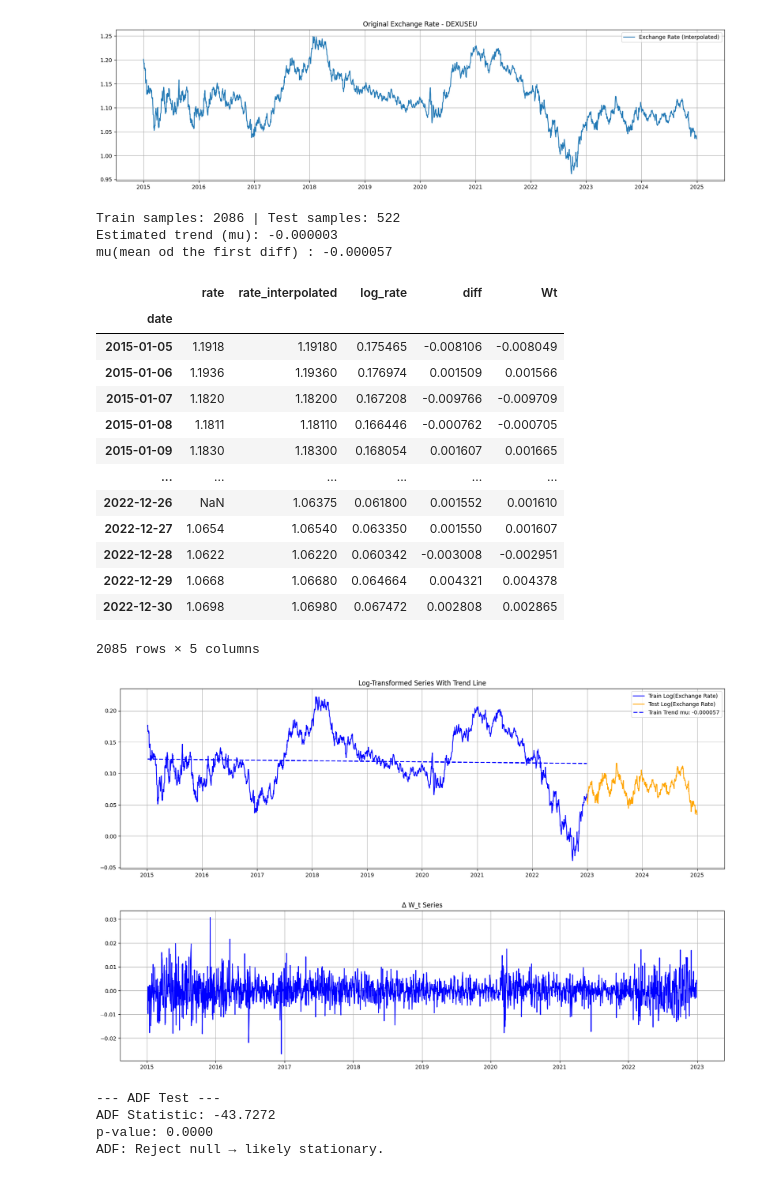
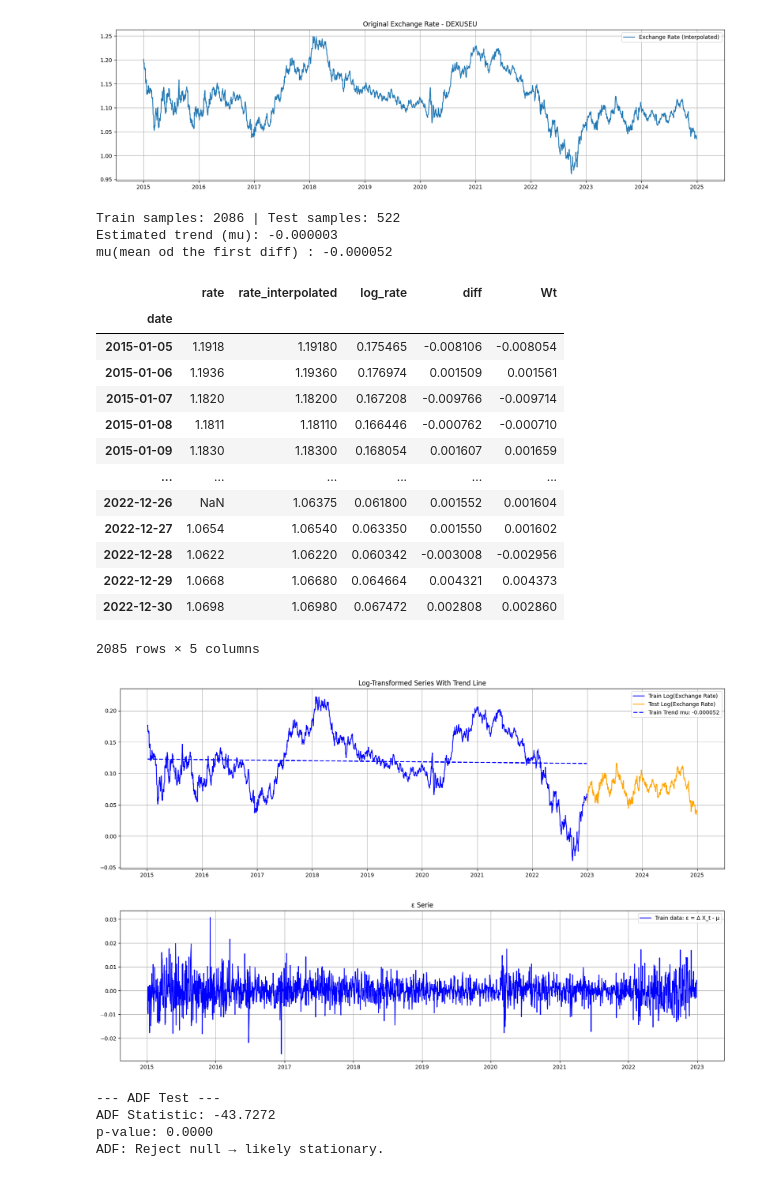
Before and after one commit to kenjihilasak/exchange-rate-forecasting, a Jupyter notebook: 2. preprocesing/prepro.ipynb, the cells around one changed output. Drawn from its saved outputs; the diff is of its cells as text; code cells hidden in the pictures.

```diff
--- a/2. preprocesing/prepro.ipynb
+++ b/2. preprocesing/prepro.ipynb
@@ -261,7 +261,7 @@ train_df = difference_series(train_df, col='log_rate')
 
 # estimate trend (mu)
 mu_train, intercept_train, t_train, trend_line_train = estimate_trend(train_df)
-mu_train = df['log_rate'].diff().mean()  # Using mu = mean of the first difference
+mu_train = train_df['log_rate'].diff().mean()  # Using mu = mean of the first difference
 print(f"mu(mean od the first diff) : {mu_train:.6f}")
 train_df = compute_Wt(train_df, mu_train) # diff() - mu
 
@@ -269,20 +269,20 @@ train_df
 # %% [output]
 Train samples: 2086 | Test samples: 522
 Estimated trend (mu): -0.000003
-mu(mean od the first diff) : -0.000057
+mu(mean od the first diff) : -0.000052
 |  | rate | rate_interpolated | log_rate | diff | Wt |
 | date |  |  |  |  |  |
-| 2015-01-05 | 1.1918 | 1.19180 | 0.175465 | -0.008106 | -0.008049 |
-| 2015-01-06 | 1.1936 | 1.19360 | 0.176974 | 0.001509 | 0.001566 |
-| 2015-01-07 | 1.1820 | 1.18200 | 0.167208 | -0.009766 | -0.009709 |
-| 2015-01-08 | 1.1811 | 1.18110 | 0.166446 | -0.000762 | -0.000705 |
-| 2015-01-09 | 1.1830 | 1.18300 | 0.168054 | 0.001607 | 0.001665 |
+| 2015-01-05 | 1.1918 | 1.19180 | 0.175465 | -0.008106 | -0.008054 |
+| 2015-01-06 | 1.1936 | 1.19360 | 0.176974 | 0.001509 | 0.001561 |
+| 2015-01-07 | 1.1820 | 1.18200 | 0.167208 | -0.009766 | -0.009714 |
+| 2015-01-08 | 1.1811 | 1.18110 | 0.166446 | -0.000762 | -0.000710 |
+| 2015-01-09 | 1.1830 | 1.18300 | 0.168054 | 0.001607 | 0.001659 |
 | ... | ... | ... | ... | ... | ... |
-| 2022-12-26 | NaN | 1.06375 | 0.061800 | 0.001552 | 0.001610 |
-| 2022-12-27 | 1.0654 | 1.06540 | 0.063350 | 0.001550 | 0.001607 |
-| 2022-12-28 | 1.0622 | 1.06220 | 0.060342 | -0.003008 | -0.002951 |
-| 2022-12-29 | 1.0668 | 1.06680 | 0.064664 | 0.004321 | 0.004378 |
-| 2022-12-30 | 1.0698 | 1.06980 | 0.067472 | 0.002808 | 0.002865 |
+| 2022-12-26 | NaN | 1.06375 | 0.061800 | 0.001552 | 0.001604 |
+| 2022-12-27 | 1.0654 | 1.06540 | 0.063350 | 0.001550 | 0.001602 |
+| 2022-12-28 | 1.0622 | 1.06220 | 0.060342 | -0.003008 | -0.002956 |
+| 2022-12-29 | 1.0668 | 1.06680 | 0.064664 | 0.004321 | 0.004373 |
+| 2022-12-30 | 1.0698 | 1.06980 | 0.067472 | 0.002808 | 0.002860 |
 2085 rows × 5 columns
 # %%
 # Export test_df to CSV
@@ -290,26 +290,27 @@ test_df.to_csv('test_df_dexuseu.csv')
 # %%
 # Plot train and test of the log-transformed series, with trend lines
 fig, ax = plt.subplots(1, 1, figsize=(20, 6), sharex=True)
 
 # Plot train and test of the log-transformed series
 ax.plot(train_df.index, train_df['log_rate'], label='Train Log(Exchange Rate)', color='blue')
 ax.plot(test_df.index, test_df['log_rate'], label='Test Log(Exchange Rate)', color='orange')
 
 # Plot trend lines (align lengths after differencing)
 ax.plot(train_df.index, trend_line_train, label=f'Train Trend mu: {mu_train:.6f}', color='blue', linestyle='--', linewidth=2)
 
 ax.set_title('Log-Transformed Series With Trend Line')
 ax.legend()
 ax.grid(True)
 
 #plot the W_t
 fig, ax = plt.subplots(figsize=(20, 5))
-ax.plot(train_df.index, train_df['Wt'], label='Train W_t', color='blue')
-ax.set_title('Δ W_t Series')
+ax.plot(train_df.index, train_df['Wt'], label='Train data: ε = Δ X_t - μ', color='blue')
+ax.legend()
+ax.set_title('ε Serie')
 ax.grid(True)
 # %% [output]
 [figure]
-[figure, old version]
+[figure, new version]
 # %%
 # Testing Stationarity of W_t
 test_stationarity(train_df['Wt'])
```
Also changed, not shown: parts of 7 cells of this notebook, 47 other files.
